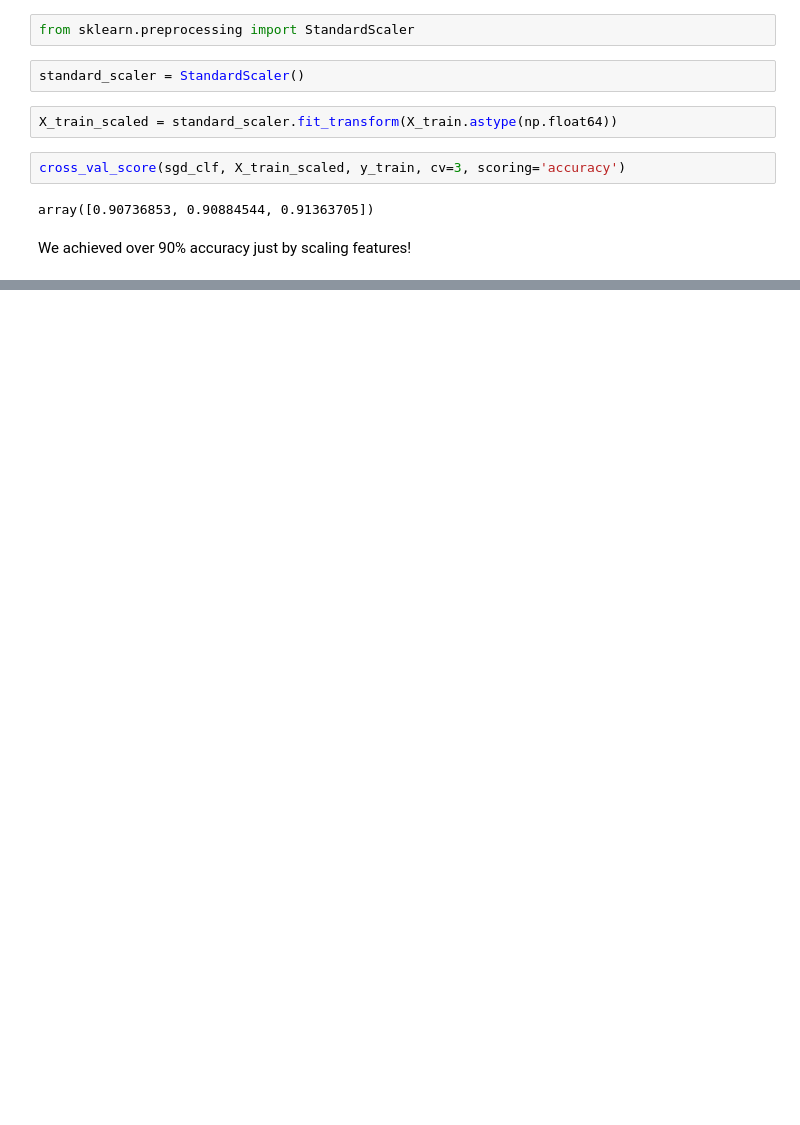
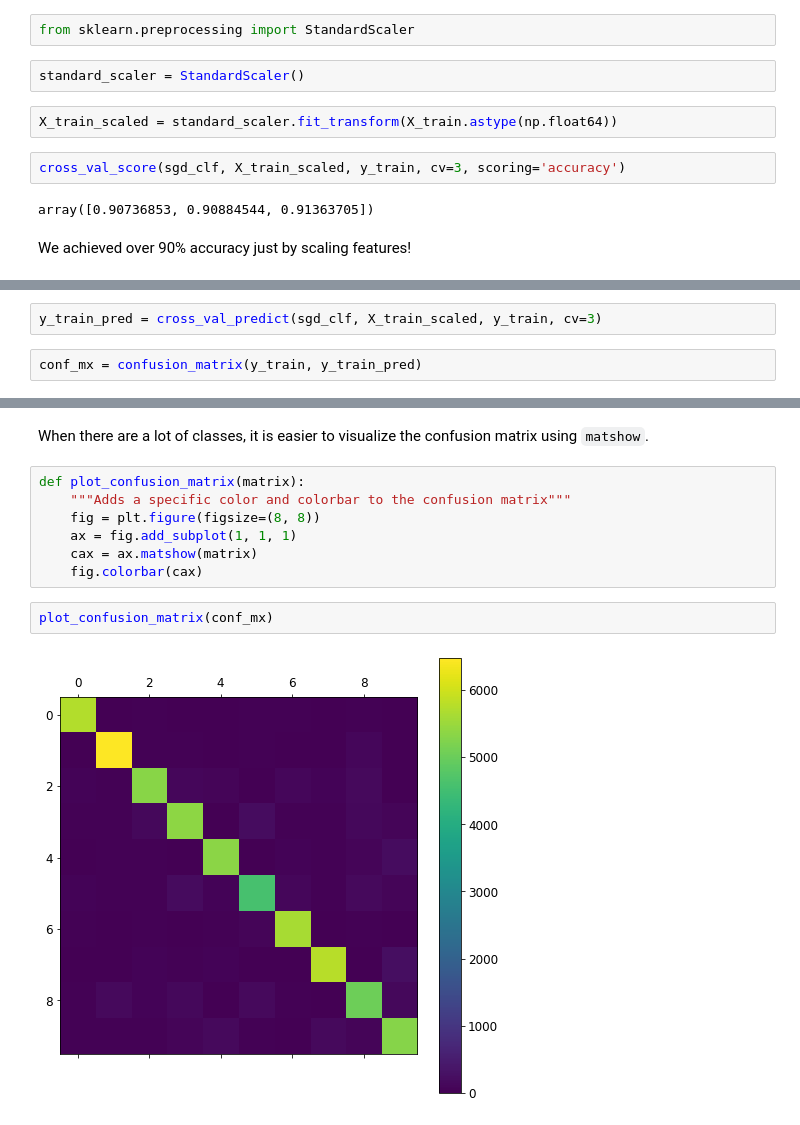
Before and after one commit to SMS-NED16/FYP-DL, a Jupyter notebook: ML-Hands-On/03_mnist_classification/03_mnist_classification.ipynb, the cells around one changed output, grey strips where cells are left out. Cells and saved outputs as stored; diff of their text form; blank space fills up the shorter version.

```diff
--- a/ML-Hands-On/03_mnist_classification/03_mnist_classification.ipynb
+++ b/ML-Hands-On/03_mnist_classification/03_mnist_classification.ipynb
@@ -721,0 +725,4 @@ We achieved over 90% accuracy just by scaling features!
+# %%
+y_train_pred = cross_val_predict(sgd_clf, X_train_scaled, y_train, cv=3)
+# %%
+conf_mx = confusion_matrix(y_train, y_train_pred)
@@ -721,0 +742,13 @@ We achieved over 90% accuracy just by scaling features!
+# %% [markdown]
+When there are a lot of classes, it is easier to visualize the confusion matrix using `matshow`.
+# %%
+def plot_confusion_matrix(matrix):
+    """Adds a specific color and colorbar to the confusion matrix"""
+    fig = plt.figure(figsize=(8, 8))
+    ax = fig.add_subplot(1, 1, 1)
+    cax = ax.matshow(matrix)
+    fig.colorbar(cax)
+# %%
+plot_confusion_matrix(conf_mx)
+# %% [output]
+[figure, added]
```
Also changed, not shown: parts of 10 cells of this notebook.
